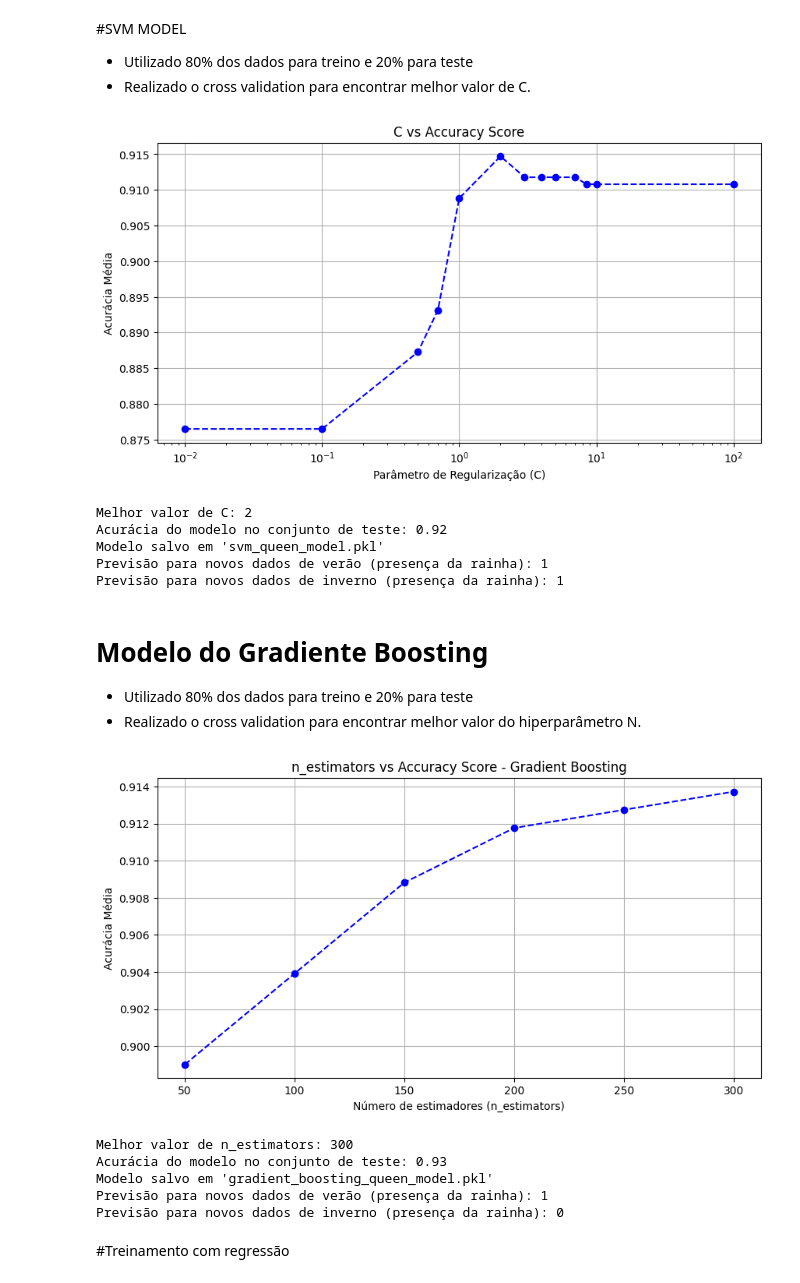
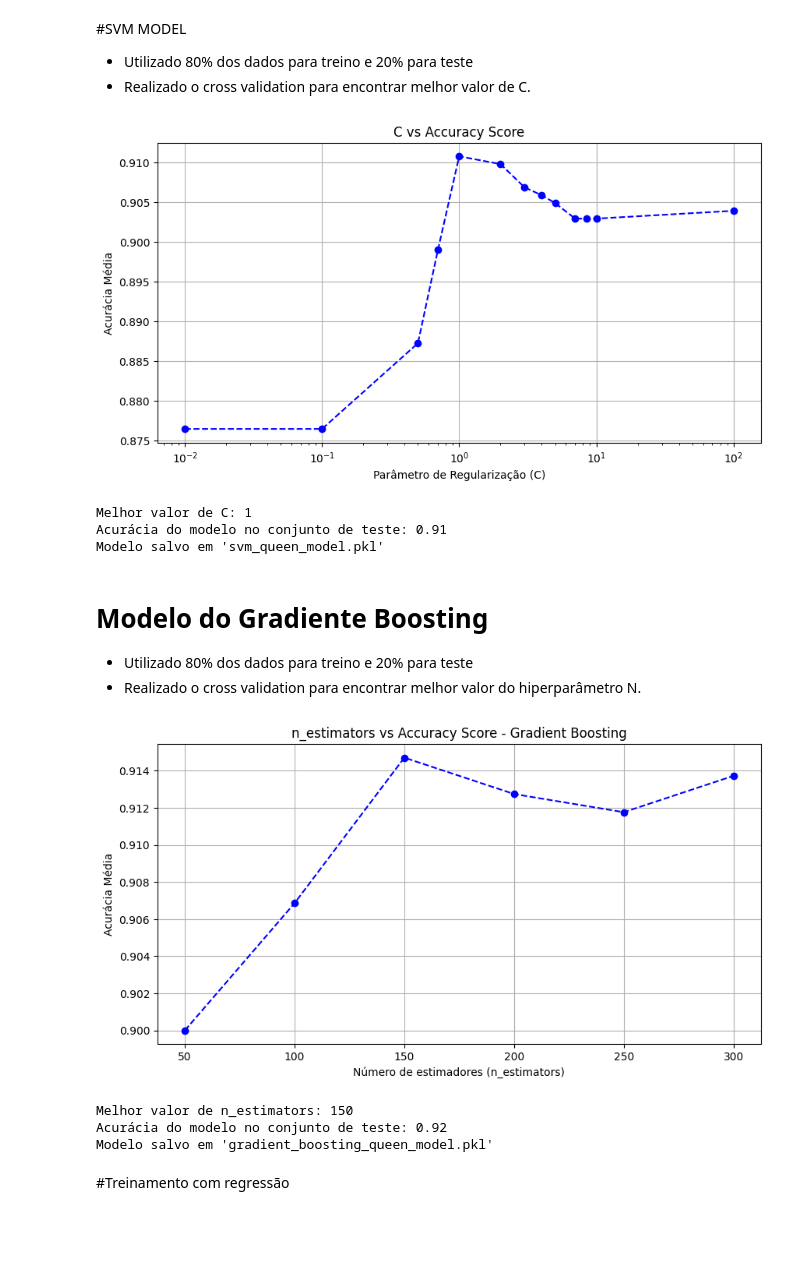
Before and after one commit to matheusbuenowb/Data-Mining-Bee-Colony, a Jupyter notebook: Atividade_IC.ipynb, the cells around one changed output. Saved outputs shown, nothing was run; the diff lists cells and outputs as text; code cells hidden in the pictures; blank space fills up the shorter version.

```diff
--- a/Atividade_IC.ipynb
+++ b/Atividade_IC.ipynb
@@ -96,7 +96,7 @@ import joblib  # Para salvar e carregar o modelo
 
 #Selecionando as features (variáveis preditoras)
 features = ['hive temp', 'hive humidity', 'hive pressure', 'weather temp',
-            'weather humidity', 'weather pressure', 'wind speed', 'rain']
+            'weather humidity', 'weather pressure']
 X = df[features]
 y = df['queen presence']  #Rótulo a ser previsto
 
@@ -138,33 +138,31 @@ def trainModel(model, nameSave):
   joblib.dump(model, f'{nameSave}')
   print(f"Modelo salvo em '{nameSave}'")
 
-def newDataPrediction(modelName):
-  #Carrega o modelo para novas previsões
-  loaded_model = joblib.load(f'{modelName}')
+def newDataPrediction(modelName, input_df):
 
-  #Supondo um novo conjunto de dados para teste
-  new_data = pd.DataFrame({
-      'hive temp': [35.0], 'hive humidity': [30.0], 'hive pressure': [1008.0],
-      'weather temp': [25.0], 'weather humidity': [50.0], 'weather pressure': [1013.0],
-      'wind speed': [5.0], 'rain': [0]
-  })
+  loaded_model = joblib.load(modelName)
 
-  new_prediction = loaded_model.predict(new_data)
-  print(f"Previsão para novos dados de verão (presença da rainha): {new_prediction[0]}")
+  # Faz uma cópia do DataFrame original para preservar os dados
+  df_copy = input_df.copy()
 
+  # Define as features que o modelo espera
+  features = ['hive temp', 'hive humidity', 'hive pressure', 'weather temp',
+            'weather humidity', 'weather pressure']
 
-  #Supondo que esteja no inverno (temperatura bem baixa aliada com uma alta umidade)
-  #Nete caso a rainha estará ausente
+  # Garante que só essas colunas sejam usadas na predição
+  X_new = df_copy[features]
 
-  new_data = pd.DataFrame({
-      'hive temp': [5.0], 'hive humidity': [80.0], 'hive pressure': [1008.0],
-      'weather temp': [-2.0], 'weather humidity': [90.0], 'weather pressure': [1013.0],
-      'wind speed': [5.0], 'rain': [0]
-  })
+  # Faz as previsões
+  predictionsQueenPresence = loaded_model.predict(X_new)
 
-  # Fazendo previsões com novos dados
-  new_prediction = loaded_model.predict(new_data)
-  print(f"Previsão para novos dados de inverno (presença da rainha): {new_prediction[0]}")
+  # Adiciona a coluna com os valores previstos ao dataframe copiado
+  df_copy['queen presence'] = predictionsQueenPresence
+
+  # Mostra um exemplo de previsão
+  print(df_copy[['hive temp', 'weather humidity', 'weather temp', 'weather pressure',
+                  'hive pressure', 'hive humidity', 'queen presence']].head())
+
+  return df_copy  # Retorna o DataFrame com as previsões adicionadas
 # %% [markdown]
 #Aplicando Random Forest
 
@@ -273,14 +267,12 @@ trainModel(model, 'svm_queen_model.pkl')
 
 #Carrega o modelo para novas previsões
 
-newDataPrediction('svm_queen_model.pkl')
+#newDataPrediction('svm_queen_model.pkl')
 # %% [output]
-[figure, old version]
+[figure, new version]
-Melhor valor de C: 2
-Acurácia do modelo no conjunto de teste: 0.92
+Melhor valor de C: 1
+Acurácia do modelo no conjunto de teste: 0.91
 Modelo salvo em 'svm_queen_model.pkl'
-Previsão para novos dados de verão (presença da rainha): 1
-Previsão para novos dados de inverno (presença da rainha): 1
 # %% [markdown]
 # Modelo do Gradiente Boosting
 
@@ -289,37 +281,35 @@ Previsão para novos dados de inverno (presença da rainha): 1
 # %%
 from sklearn.ensemble import GradientBoostingClassifier
 
 # Avaliação de diferentes valores de n_estimators
 
 n_estimators_values = range(50, 310, 50)
 accuracy_scores = []
 
 for n in n_estimators_values:
     model = GradientBoostingClassifier(n_estimators=n, learning_rate=0.1, random_state=42)
     cv_scores = cross_val_score(model, X_train, y_train, cv=5)
     accuracy_scores.append(cv_scores.mean())
 
 plotValues('Número de estimadores (n_estimators)','n_estimators vs Accuracy Score - Gradient Boosting',
            n_estimators_values, accuracy_scores, 'linear')
 
 # Escolhendo o melhor n_estimators baseado na maior acurácia
 best_n = n_estimators_values[accuracy_scores.index(max(accuracy_scores))]
 print(f"Melhor valor de n_estimators: {best_n}")
 
 # Criando o modelo Gradient Boosting com o melhor n_estimators
 model = GradientBoostingClassifier(n_estimators=best_n, learning_rate=0.1, random_state=42)
 
 trainModel(model, 'gradient_boosting_queen_model.pkl')
 
 # Carregando o modelo para novas previsões
-newDataPrediction('gradient_boosting_queen_model.pkl')
+#newDataPrediction('gradient_boosting_queen_model.pkl')
 # %% [output]
-[figure, old version]
+[figure, new version]
-Melhor valor de n_estimators: 300
-Acurácia do modelo no conjunto de teste: 0.93
+Melhor valor de n_estimators: 150
+Acurácia do modelo no conjunto de teste: 0.92
 Modelo salvo em 'gradient_boosting_queen_model.pkl'
-Previsão para novos dados de verão (presença da rainha): 1
-Previsão para novos dados de inverno (presença da rainha): 0
 # %% [markdown]
 #Treinamento com regressão
 # %%
```
Also changed, not shown: parts of 19 cells of this notebook.
